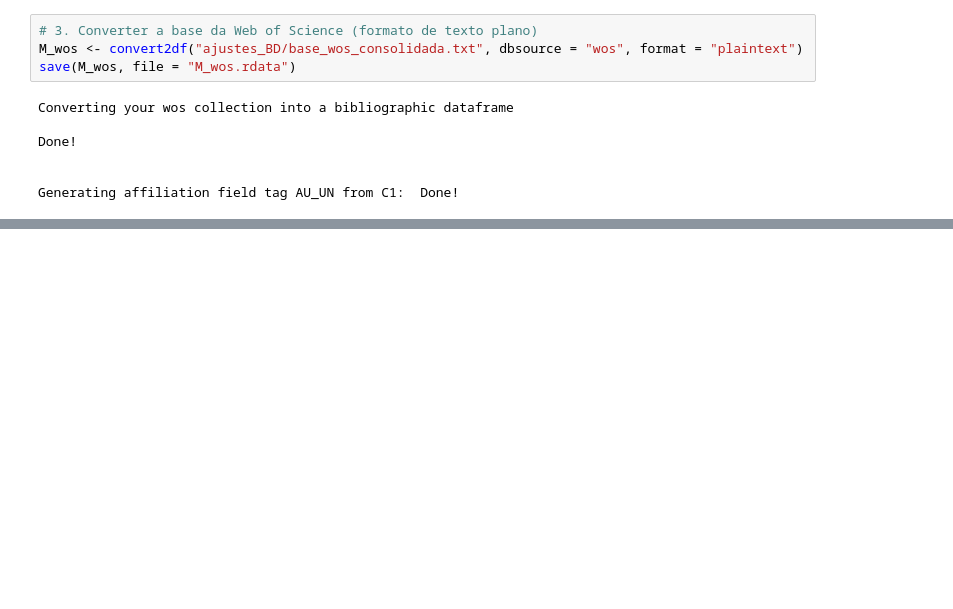
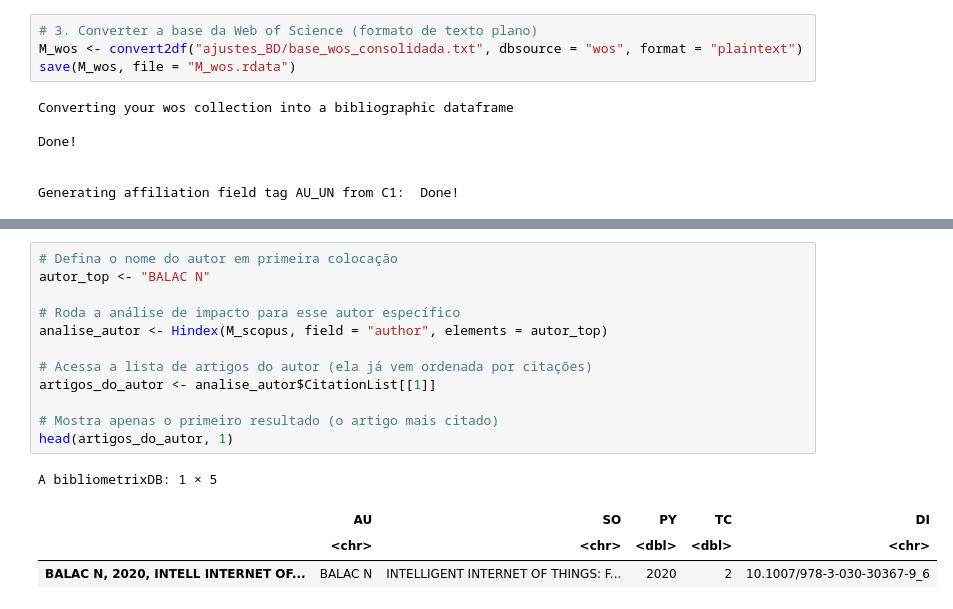
Before and after one commit to silvio-estat/TEMAC, a Jupyter notebook: bibliometrix/analise_bibliometrix.ipynb, the cells around one changed output, grey strips where cells are left out. Drawn from its saved outputs; the diff is of its cells as text; blank space fills up the shorter version.

```diff
--- a/bibliometrix/analise_bibliometrix.ipynb
+++ b/bibliometrix/analise_bibliometrix.ipynb
@@ -87,0 +144,17 @@ getwd()
+# %%
+# Defina o nome do autor em primeira colocação
+autor_top <- "BALAC N"
+
+# Roda a análise de impacto para esse autor específico
+analise_autor <- Hindex(M_scopus, field = "author", elements = autor_top)
+
+# Acessa a lista de artigos do autor (ela já vem ordenada por citações)
+artigos_do_autor <- analise_autor$CitationList[[1]]
+
+# Mostra apenas o primeiro resultado (o artigo mais citado)
+head(artigos_do_autor, 1)
+# %% [output]
+A bibliometrixDB: 1 × 5
+|  | AU | SO | PY | TC | DI |
+|  | <chr> | <chr> | <dbl> | <dbl> | <chr> |
+| BALAC N, 2020, INTELL INTERNET OF... | BALAC N | INTELLIGENT INTERNET OF THINGS: F... | 2020 | 2 | 10.1007/978-3-030-30367-9_6 |
```
Also changed, not shown: parts of 13 cells of this notebook, 1 other file.
